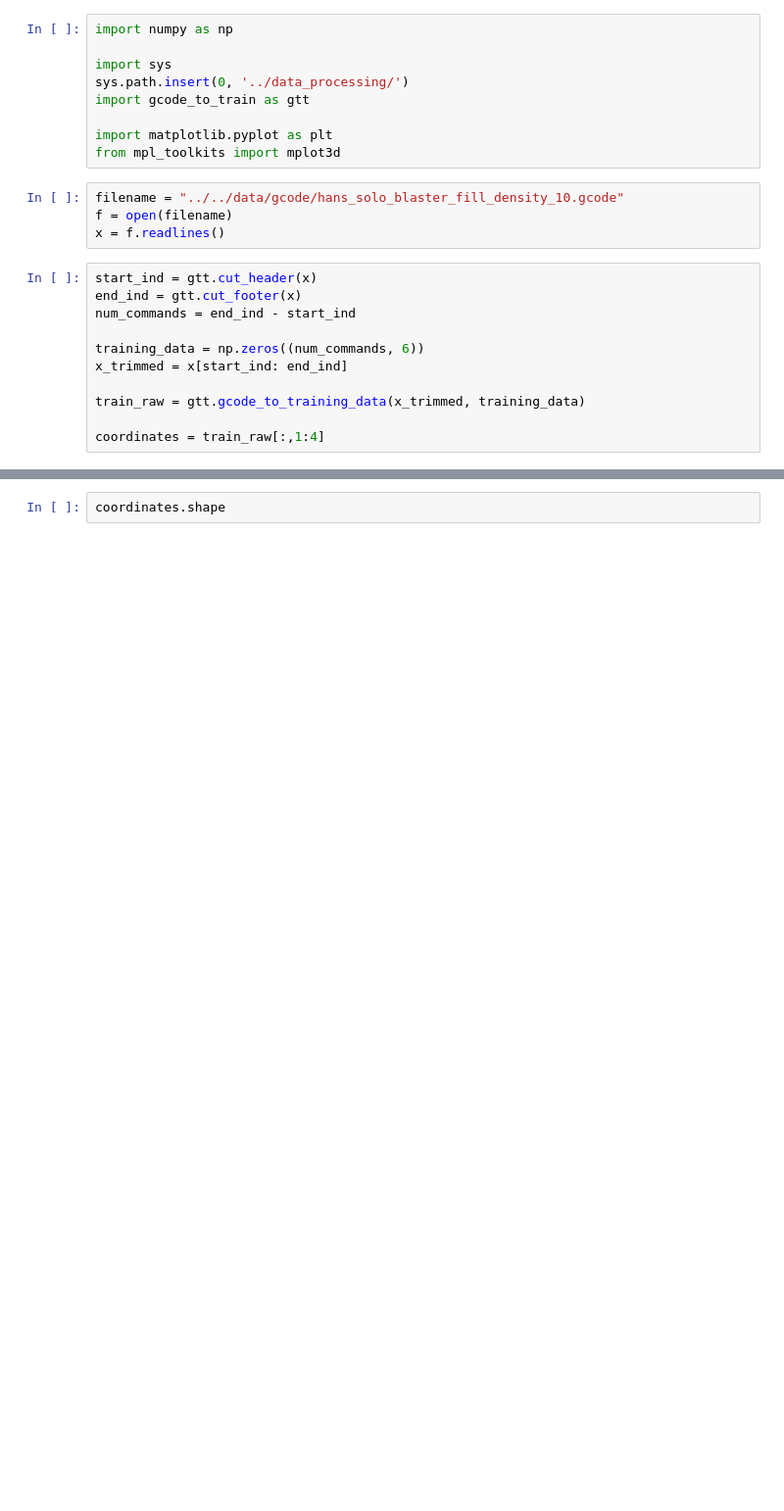
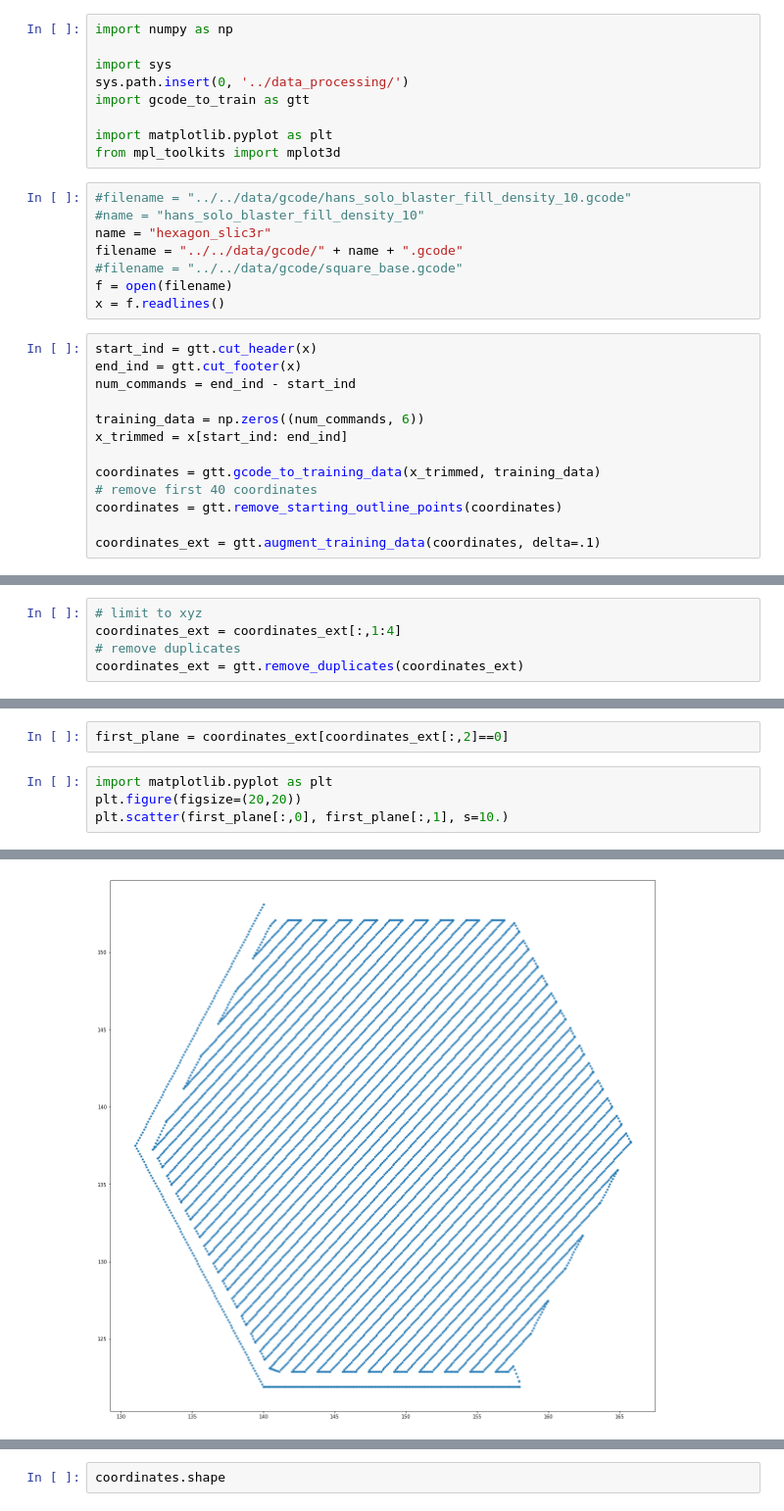
Before and after one commit to fdamani/3d-printing, a Jupyter notebook: src/simulator/simulator play.ipynb, the cells around one changed output, grey strips where cells are left out. Shown at 98% size. Drawn from its saved outputs; the diff is of its cells as text; blank space fills up the shorter version.

```diff
--- a/src/simulator/simulator play.ipynb
+++ b/src/simulator/simulator play.ipynb
@@ -8,7 +8,11 @@ import gcode_to_train as gtt
 import matplotlib.pyplot as plt
 from mpl_toolkits import mplot3d
 # %%
-filename = "../../data/gcode/hans_solo_blaster_fill_density_10.gcode"
+#filename = "../../data/gcode/hans_solo_blaster_fill_density_10.gcode"
+#name = "hans_solo_blaster_fill_density_10"
+name = "hexagon_slic3r"
+filename = "../../data/gcode/" + name + ".gcode"
+#filename = "../../data/gcode/square_base.gcode"
 f = open(filename)
 x = f.readlines()
 # %%
@@ -19,6 +23,8 @@ num_commands = end_ind - start_ind
 training_data = np.zeros((num_commands, 6))
 x_trimmed = x[start_ind: end_ind]
 
-train_raw = gtt.gcode_to_training_data(x_trimmed, training_data)
+coordinates = gtt.gcode_to_training_data(x_trimmed, training_data)
+# remove first 40 coordinates
+coordinates = gtt.remove_starting_outline_points(coordinates)
 
-coordinates = train_raw[:,1:4]
+coordinates_ext = gtt.augment_training_data(coordinates, delta=.1)
@@ -26,0 +31,5 @@ coordinates[2:10]
+# %%
+# limit to xyz
+coordinates_ext = coordinates_ext[:,1:4]
+# remove duplicates
+coordinates_ext = gtt.remove_duplicates(coordinates_ext)
@@ -26,0 +40,7 @@ coordinates[2:10]
+# %%
+first_plane = coordinates_ext[coordinates_ext[:,2]==0]
+# %%
+import matplotlib.pyplot as plt
+plt.figure(figsize=(20,20))
+plt.scatter(first_plane[:,0], first_plane[:,1], s=10.)
+# %% [output]
@@ -26,0 +48 @@ coordinates[2:10]
+[figure, added]
```
Also changed, not shown: parts of 21 cells of this notebook, 8 other files.
